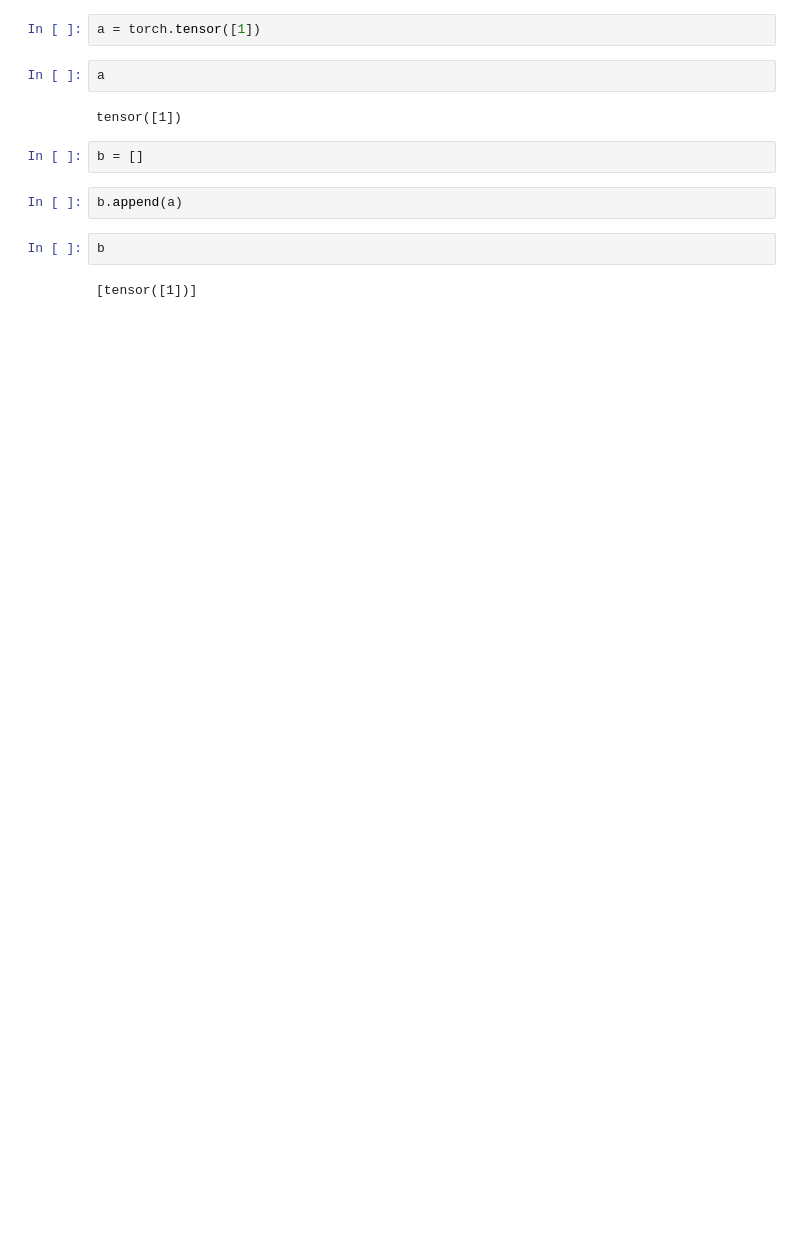
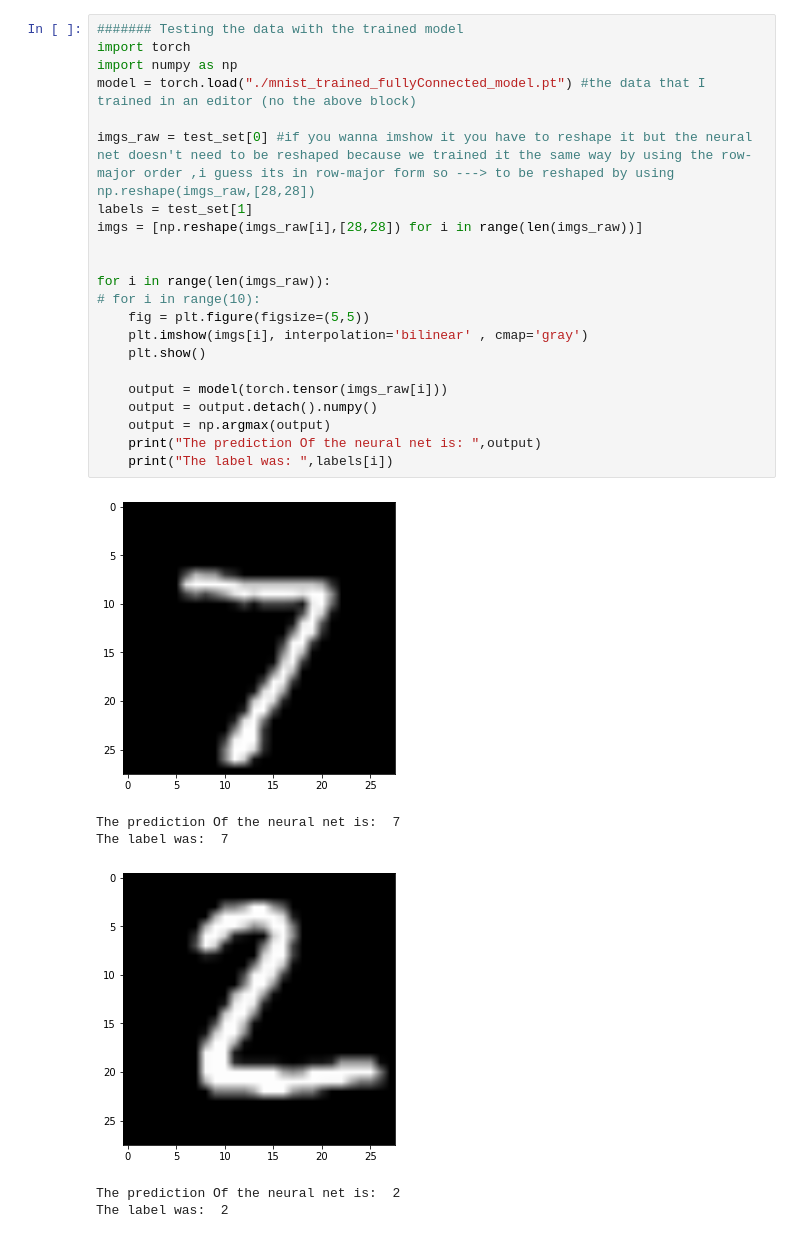
Before and after one commit to sohail70/MachineLearning, a Jupyter notebook: 01-NeuralNetwork/mnistImages.ipynb, the cells around one changed output. Cells and saved outputs as stored; diff of their text form; blank space fills up the shorter version.

Commit message:
Test the trained model in jupyter

```diff
--- a/01-NeuralNetwork/mnistImages.ipynb
+++ b/01-NeuralNetwork/mnistImages.ipynb
@@ -114,14 +77,29 @@ True
-# %%
-a = torch.tensor([1])
-# %%
-a
-# %% [output]
-tensor([1])
-# %%
-b = []
-# %%
-b.append(a)
-# %%
-b
-# %% [output]
-[tensor([1])]
+# %%
+####### Testing the data with the trained model
+import torch
+import numpy as np
+model = torch.load("./mnist_trained_fullyConnected_model.pt") #the data that I trained in an editor (no the above block)
+
+imgs_raw = test_set[0] #if you wanna imshow it you have to reshape it but the neural net doesn't need to be reshaped because we trained it the same way by using the row-major order ,i guess its in row-major form so ---> to be reshaped by using np.reshape(imgs_raw,[28,28])
+labels = test_set[1]
+imgs = [np.reshape(imgs_raw[i],[28,28]) for i in range(len(imgs_raw))]
+
+
+for i in range(len(imgs_raw)):
+# for i in range(10):
+    fig = plt.figure(figsize=(5,5))
+    plt.imshow(imgs[i], interpolation='bilinear' , cmap='gray')
+    plt.show()
+
+    output = model(torch.tensor(imgs_raw[i]))
+    output = output.detach().numpy()
+    output = np.argmax(output)
+    print("The prediction Of the neural net is: ",output)
+    print("The label was: ",labels[i])
+# %% [output]
+[figure, added]
+The prediction Of the neural net is:  7
+The label was:  7
+[figure, added]
+The prediction Of the neural net is:  2
+The label was:  2
```
Also changed, not shown: parts of 15 cells of this notebook, 3 other files.
